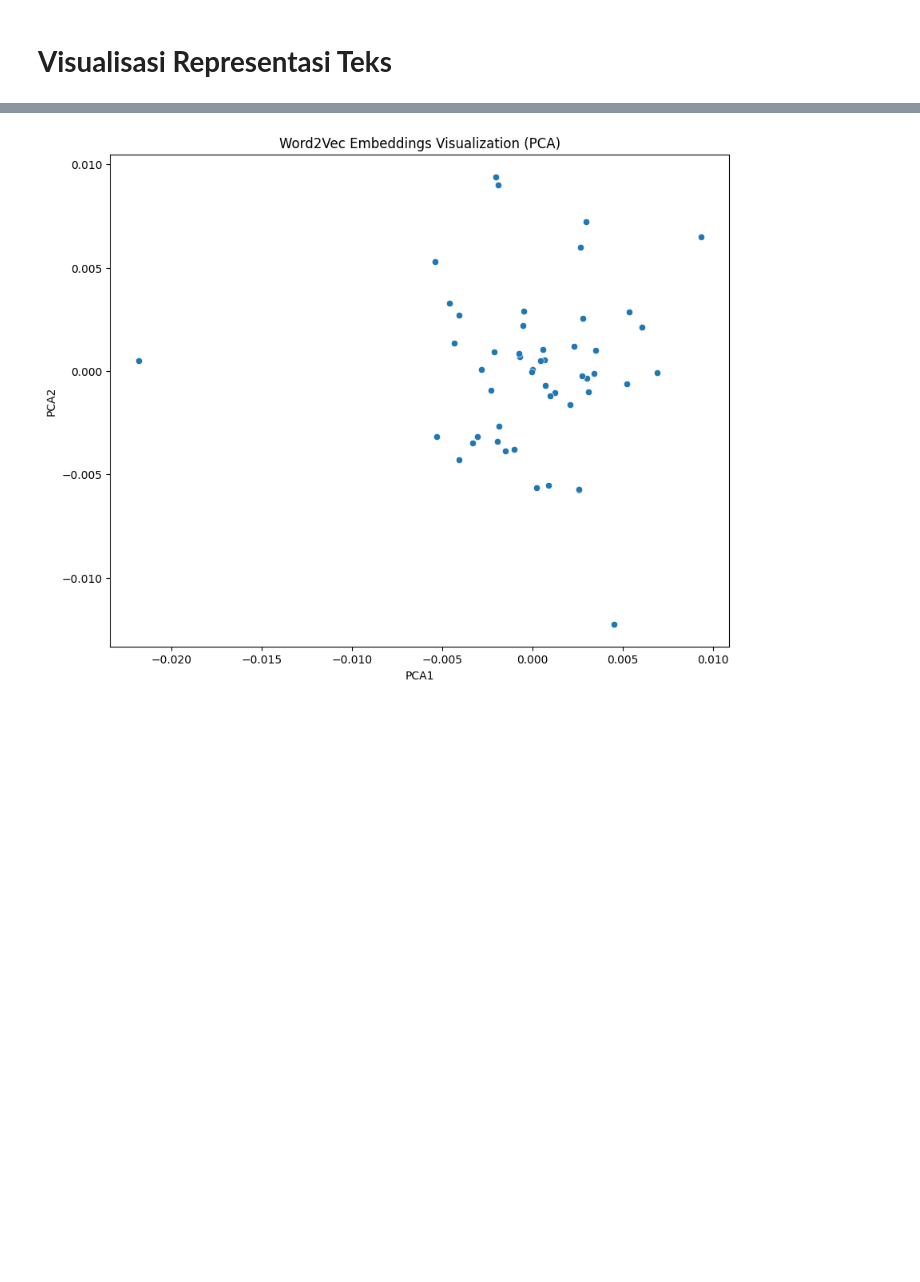
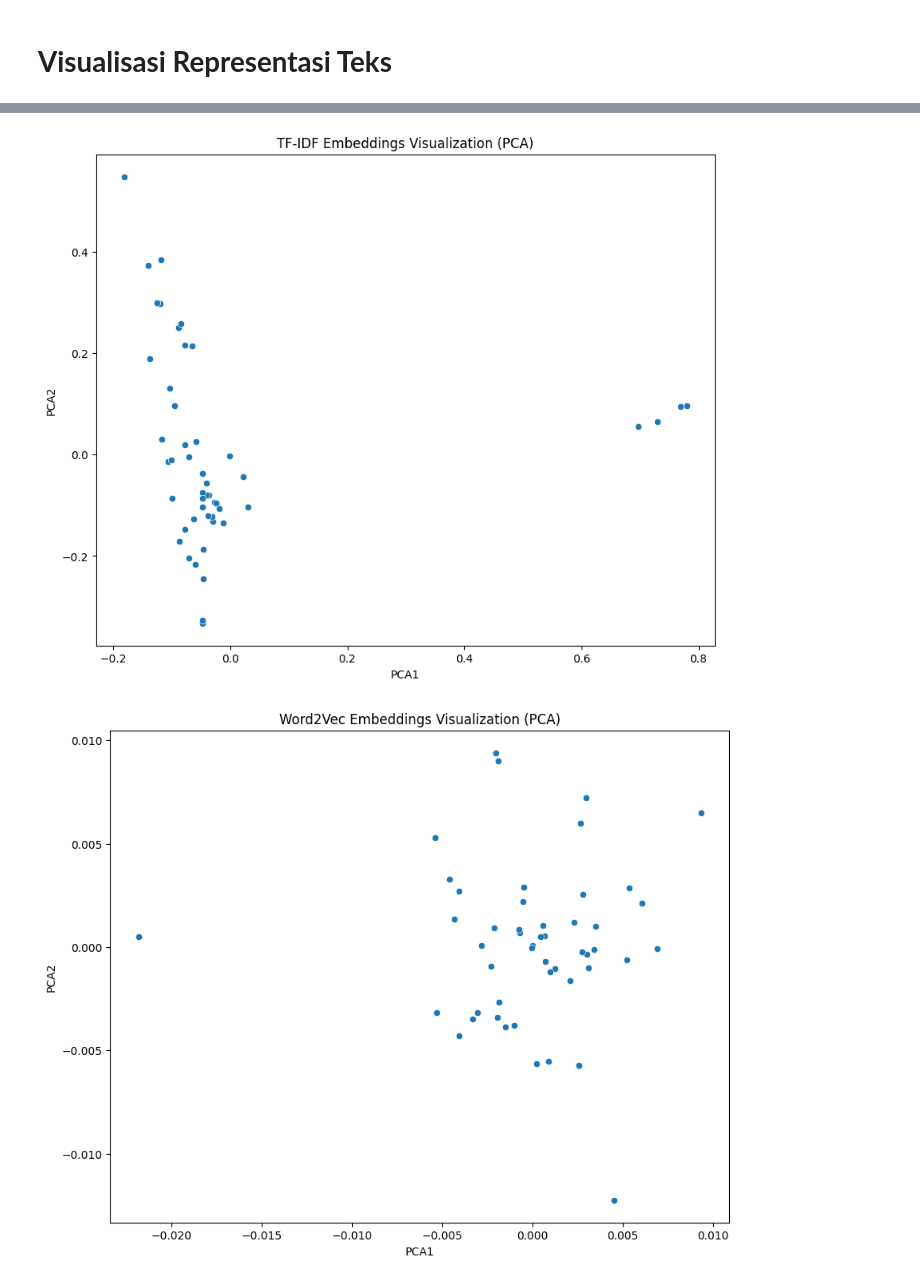
Before and after one commit to muhammadhafiz27/Representasi-Teks-dan-Word-Embedding, a Jupyter notebook: Representasi_Teks_dan_Word_Embedding.ipynb, the cells around one changed output, grey strips where cells are left out. Cells and saved outputs as stored; diff of their text form; code cells hidden in the pictures; blank space fills up the shorter version.

```diff
--- a/Representasi_Teks_dan_Word_Embedding.ipynb
+++ b/Representasi_Teks_dan_Word_Embedding.ipynb
@@ -222,3 +248,30 @@ dtype: object
+# %%
+from sklearn.decomposition import PCA
+import matplotlib.pyplot as plt
+import seaborn as sns
+import numpy as np
+
+# Convert sparse TF-IDF matrix to a dense numpy array for PCA
+tfidf_vectors_2d = tfidf_matrix.toarray()
+
+
+# Apply PCA to reduce dimension to 2
+pca_tfidf = PCA(n_components=2)
+tfidf_pca = pca_tfidf.fit_transform(tfidf_vectors_2d)
+
+# Create a DataFrame for visualization
+tfidf_pca_df = pd.DataFrame(tfidf_pca, columns=['PCA1', 'PCA2'])
+tfidf_pca_df['tweet'] = df['processed_tweet'] # Add processed tweet for reference
+
+# Visualize TF-IDF PCA
+plt.figure(figsize=(10, 8))
+sns.scatterplot(x='PCA1', y='PCA2', data=tfidf_pca_df)
+plt.title('TF-IDF Embeddings Visualization (PCA)')
+plt.xlabel('PCA1')
+plt.ylabel('PCA2')
+plt.show()
+# %% [output]
+[figure, added]
 # %%
 from sklearn.decomposition import PCA
 import matplotlib.pyplot as plt
```
Also changed, not shown: parts of 1 cell of this notebook.
